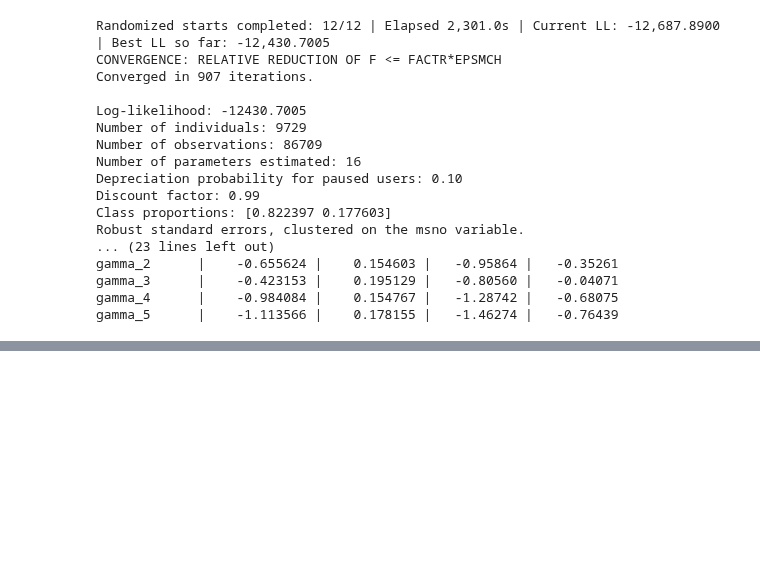
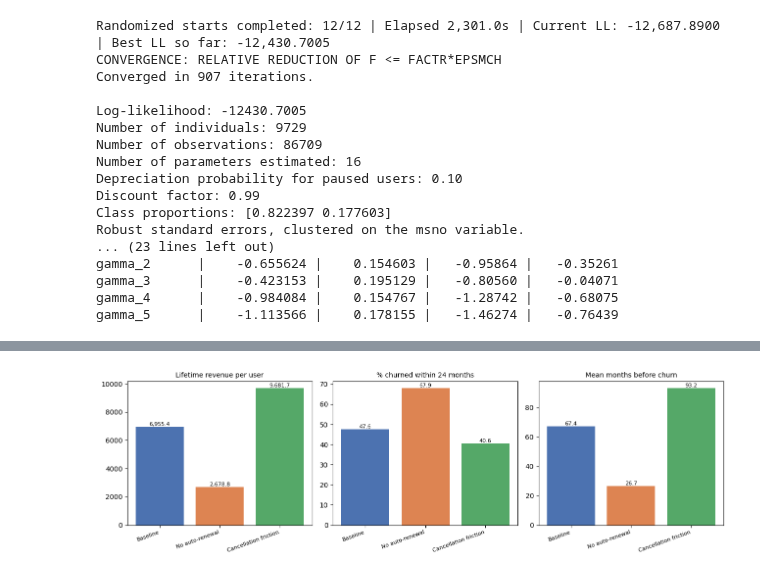
Before and after one commit to thom-li/gsbgen641code, a Jupyter notebook: project/estimation.ipynb, the cells around one changed output, grey strips where cells are left out. Cells and saved outputs as stored; diff of their text form; code cells hidden in the pictures; blank space fills up the shorter version.

```diff
--- a/project/estimation.ipynb
+++ b/project/estimation.ipynb
@@ -1280,0 +1454,26 @@ gamma_5      |    -1.113566 |    0.178155 |   -1.46274 |   -0.76439
+# %%
+# Baseline
+CCP_base = solve_ccp(build_U_all(theta_hat, R_type_np, p_type_np))
+
+# CF1: eliminate auto-renewal -> R_i = 0 for everyone
+CCP_cf1 = solve_ccp(build_U_all(theta_hat, np.zeros_like(R_type_np), p_type_np))
+
+# CF2: cancellation barrier -> raise eta only on the active-continuation margin
+eta_multiplier = 1.2
+eta_active_cf = theta_hat["eta"] * eta_multiplier
+CCP_cf2 = solve_ccp(build_U_all(theta_hat, R_type_np, p_type_np, eta_active=eta_active_cf))
+
+results = pd.DataFrame([
+    summarize("Baseline", CCP_base),
+    summarize("No auto-renewal", CCP_cf1),
+    summarize(f"Cancellation friction", CCP_cf2),
+]).set_index("scenario")
+
+# Percent change vs baseline
+delta_vs_base = (results / results.loc["Baseline"] - 1.0) * 100.0
+delta_vs_base.columns = [c + "_%chg" for c in results.columns]
+
+print("Levels:")
+display(results.round(3))
+print("\nPercent change vs. baseline:")
+display(delta_vs_base.round(2))
@@ -1280,0 +1493,20 @@ gamma_5      |    -1.113566 |    0.178155 |   -1.46274 |   -0.76439
+# %%
+fig, axes = plt.subplots(1, 3, figsize=(13, 4))
+panels = [
+    ("lifetime_revenue_per_user", "Lifetime revenue per user"),
+    ("pct_churn_by_horizon", f"% churned within {churn_horizon} months"),
+    ("mean_months_before_churn", "Mean months before churn"),
+]
+colors = ["#4C72B0", "#DD8452", "#55A868"]
+for ax, (col, title) in zip(axes, panels):
+    ax.bar(range(len(results)), results[col].to_numpy(), color=colors)
+    ax.set_xticks(range(len(results)))
+    ax.set_xticklabels(results.index, rotation=20, ha="right", fontsize=8)
+    ax.set_title(title, fontsize=10)
+    for i, v in enumerate(results[col].to_numpy()):
+        ax.text(i, v, f"{v:,.1f}", ha="center", va="bottom", fontsize=8)
+
+fig.tight_layout()
+plt.show()
+# %% [output]
+[figure, added]
```
Also changed, not shown: parts of 7 cells of this notebook, 2 other files.
